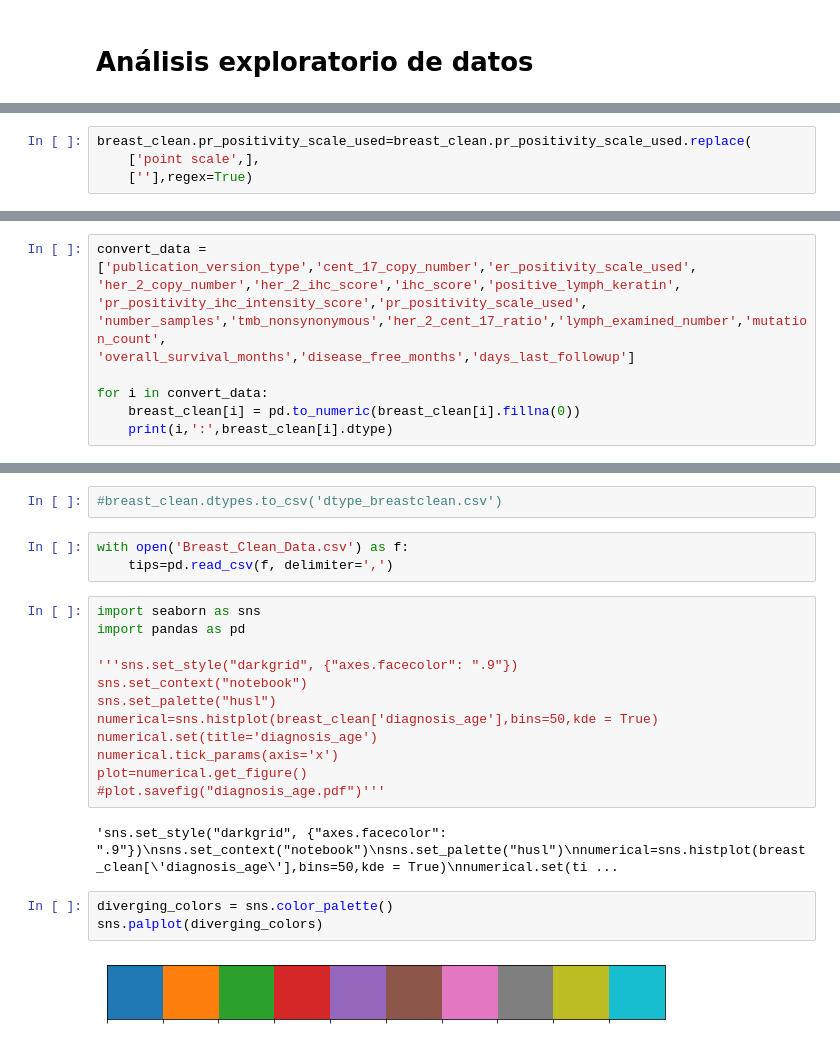
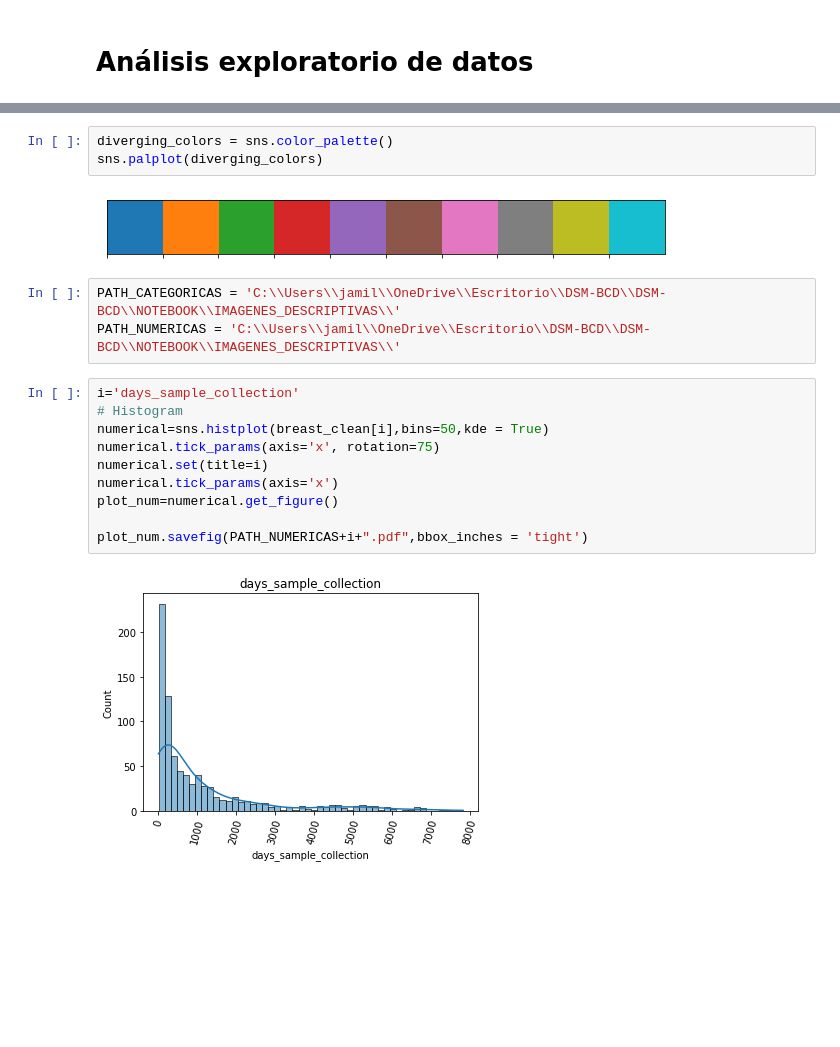
Before and after one commit to jamillan94/DSM-BCD, a Jupyter notebook: DSM-BCD/NOTEBOOK/8_EDA _SEABORN.ipynb, the cells around one changed output, grey strips where cells are left out. Drawn from its saved outputs; the diff is of its cells as text; blank space fills up the shorter version.

Commit message:
EDA en Seaborn

```diff
--- a/DSM-BCD/NOTEBOOK/8_EDA _SEABORN.ipynb
+++ b/DSM-BCD/NOTEBOOK/8_EDA _SEABORN.ipynb
@@ -315,4 +26,0 @@ breast_clean.pr_positivity_ihc_intensity_score=breast_clean.pr_positivity_ihc_in
-# %%
-breast_clean.pr_positivity_scale_used=breast_clean.pr_positivity_scale_used.replace(
-    ['point scale',],
-    [''],regex=True)
@@ -352,10 +26,0 @@ breast_clean.pr_positivity_scale_used=breast_clean.pr_positivity_scale_used.repl
-# %%
-convert_data = ['publication_version_type','cent_17_copy_number','er_positivity_scale_used',
-'her_2_copy_number','her_2_ihc_score','ihc_score','positive_lymph_keratin',
-'pr_positivity_ihc_intensity_score','pr_positivity_scale_used',
-'number_samples','tmb_nonsynonymous','her_2_cent_17_ratio','lymph_examined_number','mutation_count',
-'overall_survival_months','disease_free_months','days_last_followup']
-
-for i in convert_data:
-    breast_clean[i] = pd.to_numeric(breast_clean[i].fillna(0))
-    print(i,':',breast_clean[i].dtype)
@@ -550,24 +27,20 @@ breast_clean.to_csv('Breast_Clean_Data.csv',index=False)
-# %%
-#breast_clean.dtypes.to_csv('dtype_breastclean.csv')
-# %%
-with open('Breast_Clean_Data.csv') as f:
-    tips=pd.read_csv(f, delimiter=',')
-# %%
-import seaborn as sns
-import pandas as pd
-
-'''sns.set_style("darkgrid", {"axes.facecolor": ".9"})
-sns.set_context("notebook")
-sns.set_palette("husl")
-numerical=sns.histplot(breast_clean['diagnosis_age'],bins=50,kde = True)
-numerical.set(title='diagnosis_age')
-numerical.tick_params(axis='x')
-plot=numerical.get_figure()
-#plot.savefig("diagnosis_age.pdf")'''
-# %% [output]
-'sns.set_style("darkgrid", {"axes.facecolor": ".9"})\nsns.set_context("notebook")\nsns.set_palette("husl")\nnumerical=sns.histplot(breast_clean[\'diagnosis_age\'],bins=50,kde = True)\nnumerical.set(ti ...
 # %%
 diverging_colors = sns.color_palette()
 sns.palplot(diverging_colors)
 # %% [output]
 [figure]
+# %%
+PATH_CATEGORICAS = 'C:\\Users\\jamil\\OneDrive\\Escritorio\\DSM-BCD\\DSM-BCD\\NOTEBOOK\\IMAGENES_DESCRIPTIVAS\\'
+PATH_NUMERICAS = 'C:\\Users\\jamil\\OneDrive\\Escritorio\\DSM-BCD\\DSM-BCD\\NOTEBOOK\\IMAGENES_DESCRIPTIVAS\\'
+# %%
+i='days_sample_collection'
+# Histogram
+numerical=sns.histplot(breast_clean[i],bins=50,kde = True)
+numerical.tick_params(axis='x', rotation=75)
+numerical.set(title=i)
+numerical.tick_params(axis='x')
+plot_num=numerical.get_figure()
+
+plot_num.savefig(PATH_NUMERICAS+i+".pdf",bbox_inches = 'tight')
+# %% [output]
+[figure, added]
```
Also changed, not shown: parts of 70 cells of this notebook, 46 other files.
